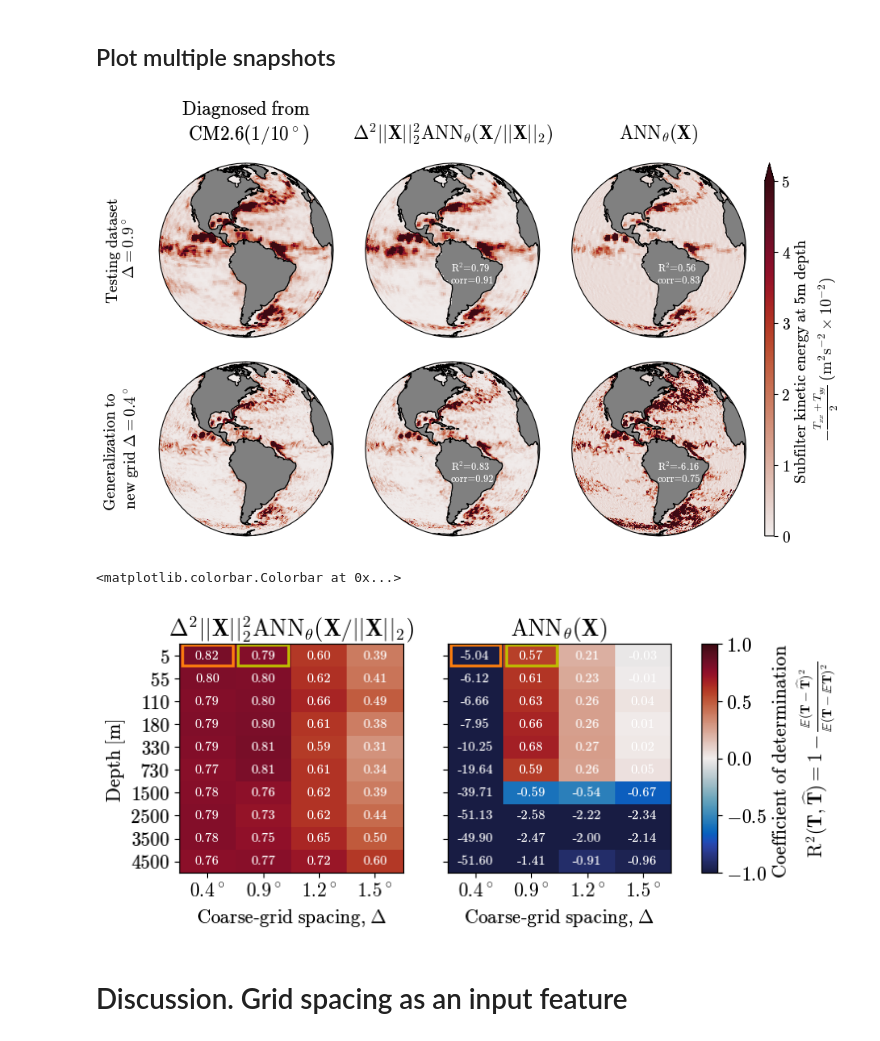
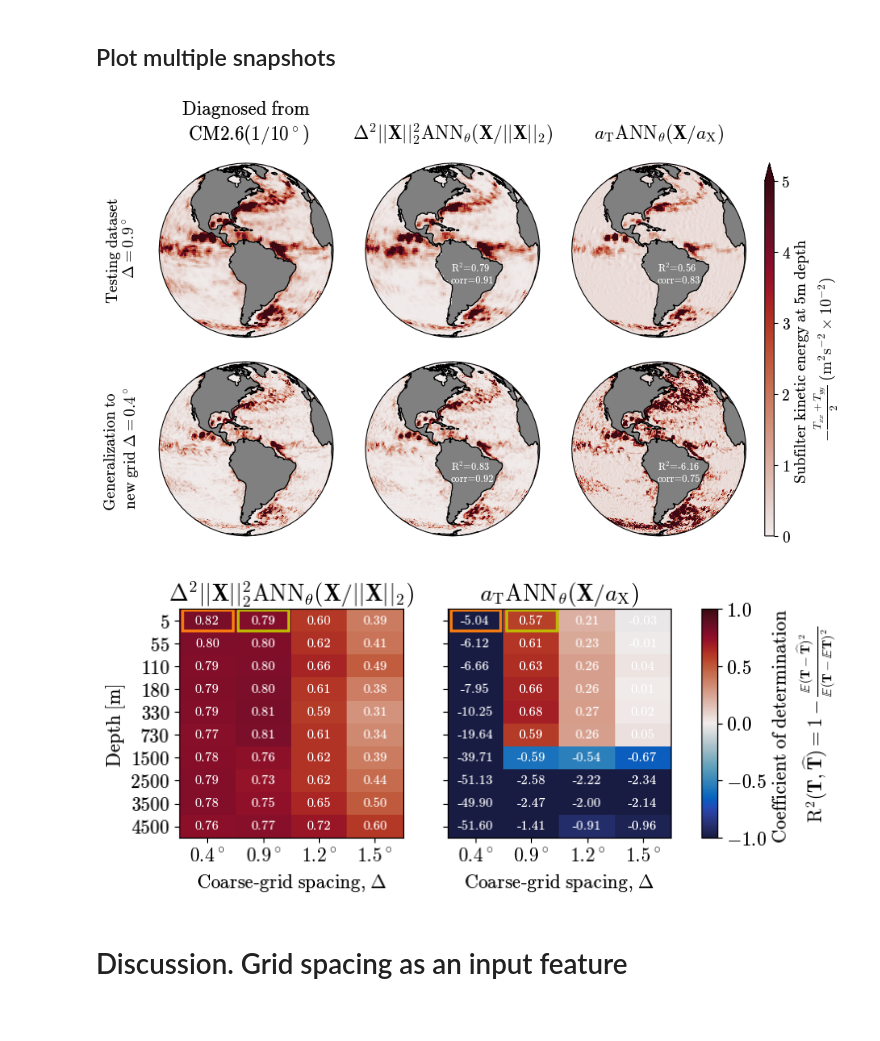
Before and after one commit to m2lines/ANN-momentum-mesoscale, a Jupyter notebook: notebooks/Figure-1.ipynb, the cells around one changed output. Cells and saved outputs as stored; diff of their text form; code cells hidden in the pictures.

Commit message:
Figure 1 update

```diff
--- a/notebooks/Figure-1.ipynb
+++ b/notebooks/Figure-1.ipynb
@@ -92,7 +92,7 @@ plot_SGS_KE(skill['factor-9-depth-0'][9].SGS_KE_pred[0], param_9,ax=axes[1], tru
 axes[1].set_title('$\\Delta^2 ||\\mathbf{X}||_2^2 \\mathrm{ANN}_{\\theta} (\\mathbf{X} / ||\\mathbf{X}||_2)$', y=1.1)
 
 plot_SGS_KE(skill['no-scaling-factor-9-depth-0'][9].SGS_KE_pred[0], param_9,ax=axes[2], true_data=skill['factor-9-depth-0'][9].SGS_KE[0])
-axes[2].set_title('$\\mathrm{ANN}_{\\theta} (\\mathbf{X})$', y=1.1)
+axes[2].set_title('$a_{\mathrm{T}}\\mathrm{ANN}_{\\theta} (\\mathbf{X} / a_{\mathrm{X}})$', y=1.1)
 
 plot_SGS_KE(skill['factor-9-depth-0'][4].SGS_KE[0], param_4, ax=axes[3])
 
@@ -109,7 +109,7 @@ fig.text(0.12,0.6, 'Testing dataset\n $\\Delta=0.9^\circ$', color='k', rotation=
 fig.text(0.12,0.17, 'Generalization to \n new grid $\\Delta=0.4^\circ$', color='k', rotation=90, ha='center')
 plt.savefig('figures/SGS-KE-snapshot.pdf', dpi=200)
 # %% [output]
-[figure, old version]
+[figure, new version]
 # %%
 import cmocean
 import matplotlib.patches as patches
@@ -180,22 +180,21 @@ def plot_metric(exp=None, metric='R2_away',vmin=-1,vmax=1,cmap=cmocean.cm.balanc
 # %%
 default_rcParams({'figure.subplot.wspace': 0.2, 'figure.subplot.hspace': 0.2, 'font.size':14})
 fig = plt.figure(figsize=(8,3))
 
 plt.subplot(1,2,1)
 plot_metric(skill['factor-9-depth-0'], 'R2T_away_centered', ylabel=True, xlabel=True);
 plt.title('$\\Delta^2 ||\\mathbf{X}||_2^2 \\mathrm{ANN}_{\\theta} (\\mathbf{X} / ||\\mathbf{X}||_2)$')
 plt.subplot(1,2,2)
 im_R2 = plot_metric(skill['no-scaling-factor-9-depth-0'], 'R2T_away_centered', xlabel=True);
-plt.title('$\\mathrm{ANN}_{\\theta} (\\mathbf{X})$')
+plt.title('$a_{\mathrm{T}}\\mathrm{ANN}_{\\theta} (\\mathbf{X} / a_{\mathrm{X}})$')
 
 axes = plt.gcf().axes
 plt.colorbar(im_R2, ax=axes[0:2],
              label='Coefficient of determination \n$\mathrm{R}^2(\\mathbf{T},\\widehat{\\mathbf{T}})=1-\\frac{\\mathbb{E}(\\mathbf{T}-\\widehat{\\mathbf{T}})^2}{\\mathbb{E}(\mathbf{T}-\\mathbb{E}\mathbf{T})^2}$', aspect=15)
 
-#plt.savefig('figures/offline-metrics-T.pdf', dpi=200)
+plt.savefig('figures/offline-metrics-T.pdf', dpi=200)
 # %% [output]
-<matplotlib.colorbar.Colorbar at 0x...>
-[figure, old version]
+[figure, new version]
 # %% [markdown]
 # Discussion. Grid spacing as an input feature
 # %%
```
Also changed, not shown: parts of 1 cell of this notebook.
